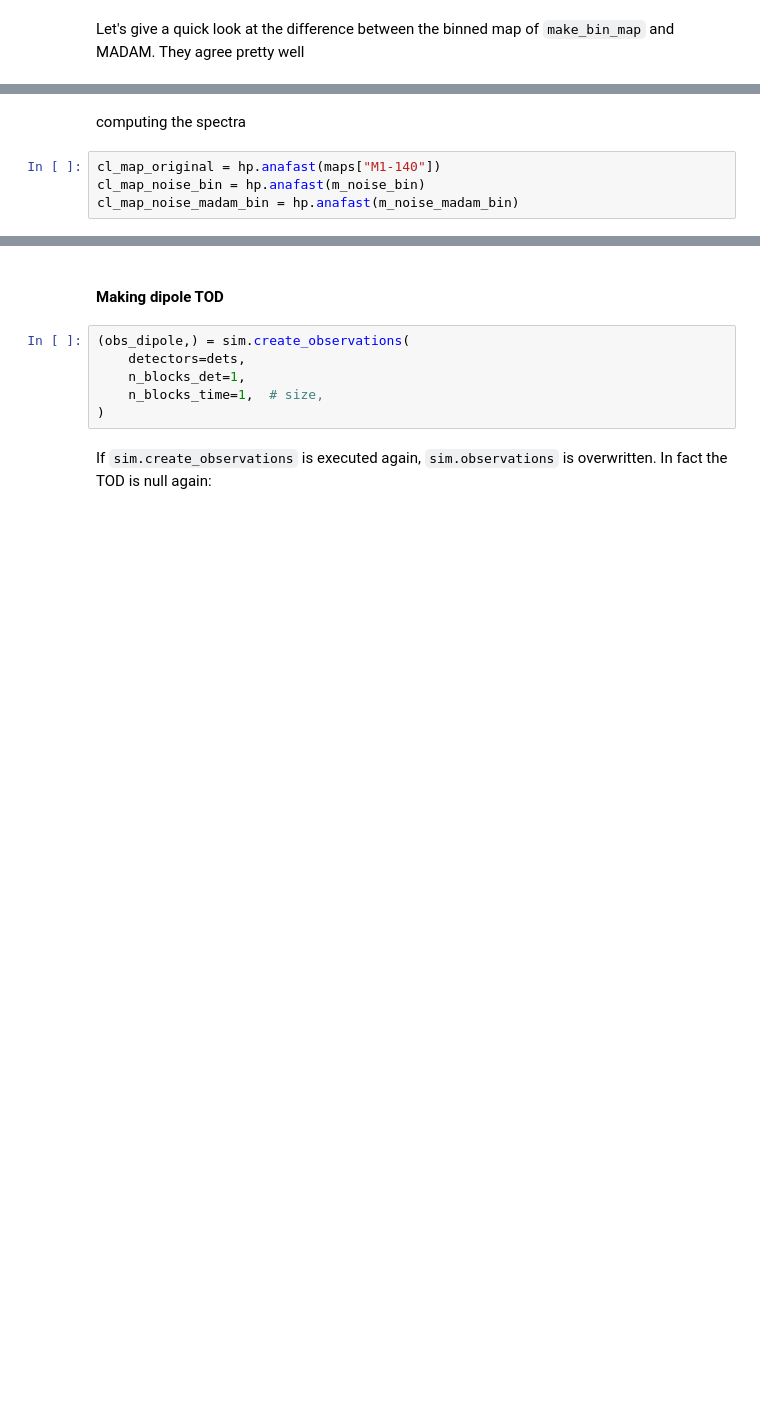
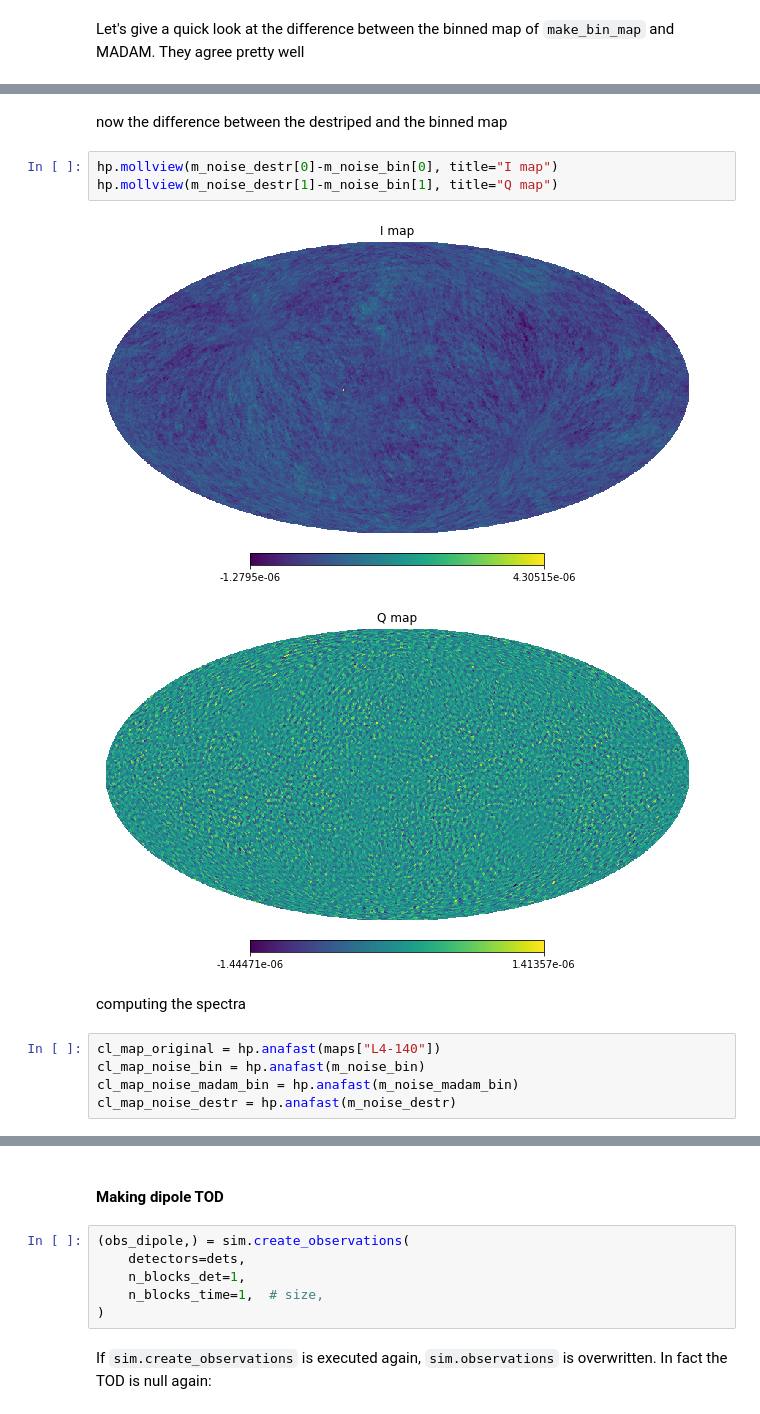
Before and after one commit to litebird/litebird_sim, a Jupyter notebook: notebooks/litebird_sim_example.ipynb, the cells around one changed output, grey strips where cells are left out. Saved outputs shown, nothing was run; the diff lists cells and outputs as text; blank space fills up the shorter version.

```diff
--- a/notebooks/litebird_sim_example.ipynb
+++ b/notebooks/litebird_sim_example.ipynb
@@ -347,8 +358,17 @@ hp.mollview((m_noise_bin - m_noise_madam_bin)[1])
+# %% [markdown]
+now the difference between the destriped and the binned map
+# %%
+hp.mollview(m_noise_destr[0]-m_noise_bin[0], title="I map")
+hp.mollview(m_noise_destr[1]-m_noise_bin[1], title="Q map")
+# %% [output]
+[figure, added]
+[figure, added]
 # %% [markdown]
 computing the spectra
 # %%
-cl_map_original = hp.anafast(maps["M1-140"])
+cl_map_original = hp.anafast(maps["L4-140"])
 cl_map_noise_bin = hp.anafast(m_noise_bin)
 cl_map_noise_madam_bin = hp.anafast(m_noise_madam_bin)
+cl_map_noise_destr = hp.anafast(m_noise_destr)
 # %%
 ell = np.arange(cl_map_noise_bin[0].size)
```
Also changed, not shown: parts of 17 cells of this notebook.
